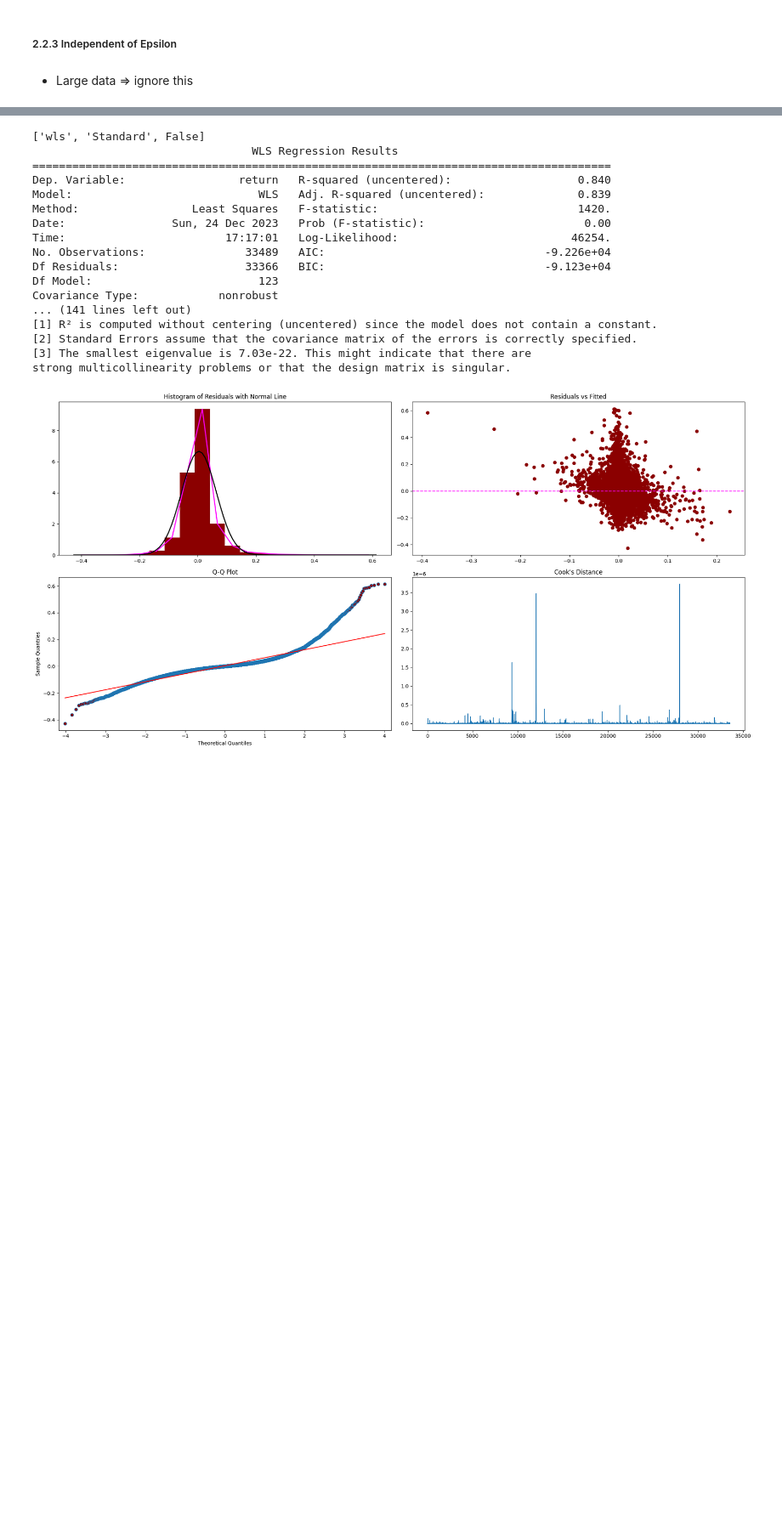
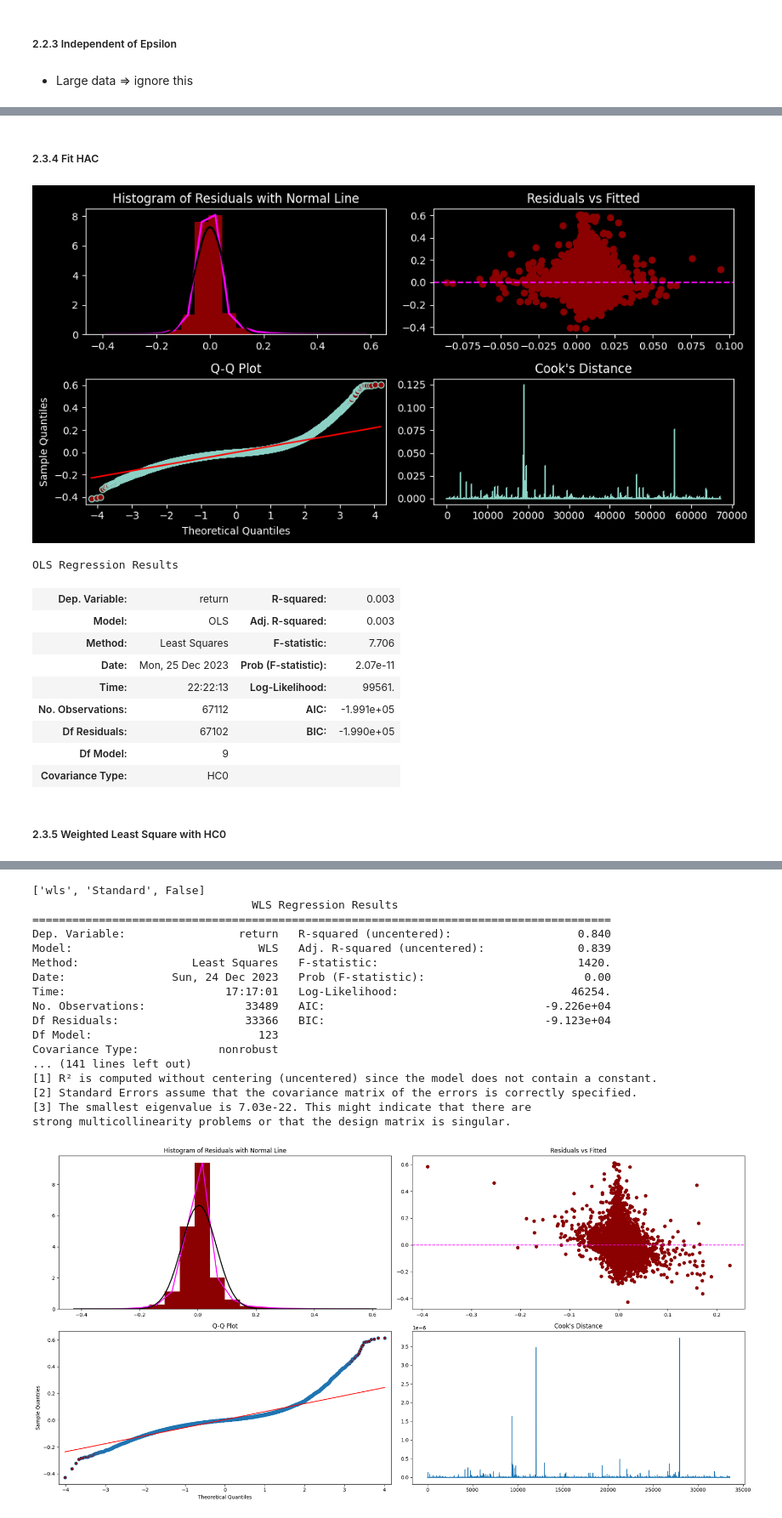
Before and after one commit to KJJHHH/Build-Portfolio, a Jupyter notebook: TEJ_portfolio/TEJ_Reg_Analysis.ipynb, the cells around one changed output, grey strips where cells are left out. Shown at 85% size. Drawn from its saved outputs; the diff is of its cells as text; code cells hidden in the pictures; blank space fills up the shorter version.

```diff
--- a/TEJ_portfolio/TEJ_Reg_Analysis.ipynb
+++ b/TEJ_portfolio/TEJ_Reg_Analysis.ipynb
@@ -464,0 +568,6 @@ graphic_diagnostic(linear_reg)
+# %%
+X_poly_selected_corr = fe.transform_poly_selected_pearsonr(X_scale_winsor, y_train)
+X_poly_selected_corr.shape
+# %%
+X_pca = fe.transform_pca(X_poly_selected_corr, var = 100)
+X_pca.shape
@@ -465 +581,5 @@ graphic_diagnostic(linear_reg)
+# %%
+linear = fit_linear(sm.add_constant(X_selected_bic), y_train)
+print(linear.summary())
+graphic_diagnostic(linear)
 # %% [markdown]
@@ -552,0 +602,21 @@ building wls
+# %% [markdown]
+##### 2.3.4 Fit HAC
+# %%
+# use HC0
+linear_reg = fit_linear(sm.add_constant(X_selected_bic), y_train, HC = 'HC0')
+graphic_diagnostic(linear_reg)
+linear_reg.summary().tables[0]
+# %% [output]
+[figure, added]
+OLS Regression Results
+| Dep. Variable: | return | R-squared: | 0.003 |
+| Model: | OLS | Adj. R-squared: | 0.003 |
+| Method: | Least Squares | F-statistic: | 7.706 |
+| Date: | Mon, 25 Dec 2023 | Prob (F-statistic): | 2.07e-11 |
+| Time: | 22:22:13 | Log-Likelihood: | 99561. |
+| No. Observations: | 67112 | AIC: | -1.991e+05 |
+| Df Residuals: | 67102 | BIC: | -1.990e+05 |
+| Df Model: | 9 |  |  |
+| Covariance Type: | HC0 |  |  |
+# %% [markdown]
+##### 2.3.5 Weighted Least Square with HC0
```
Also changed, not shown: parts of 23 cells of this notebook.
